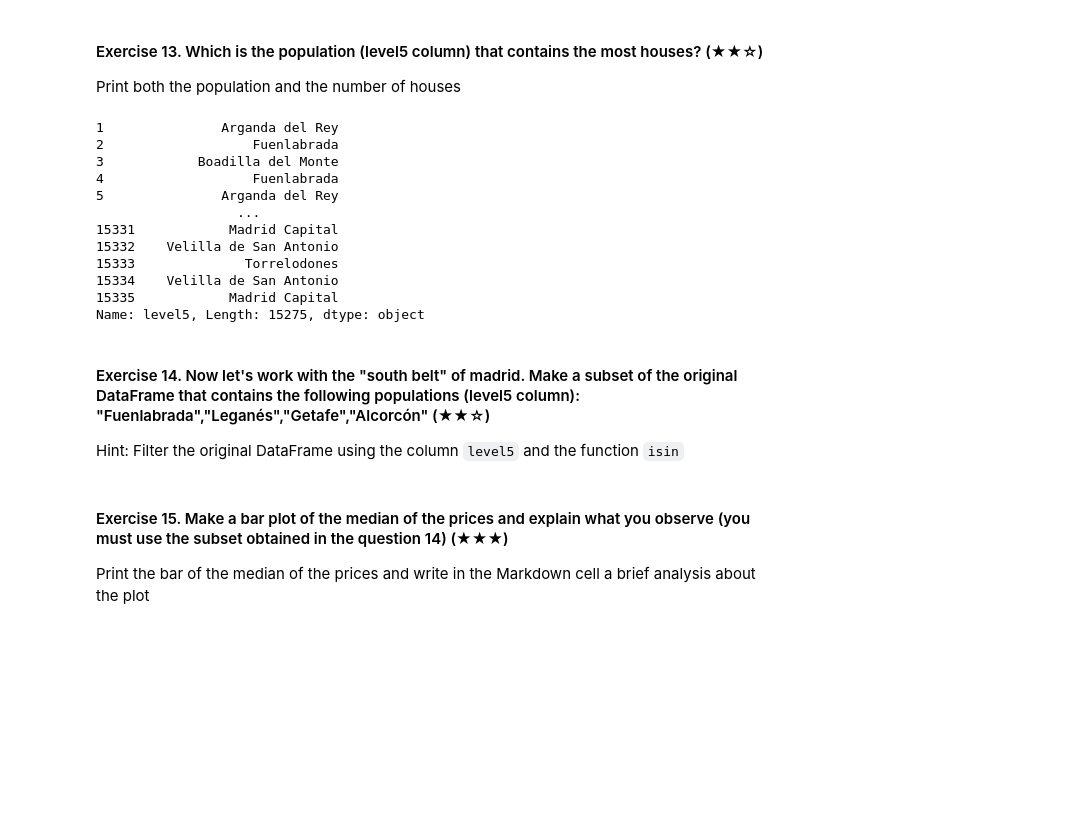
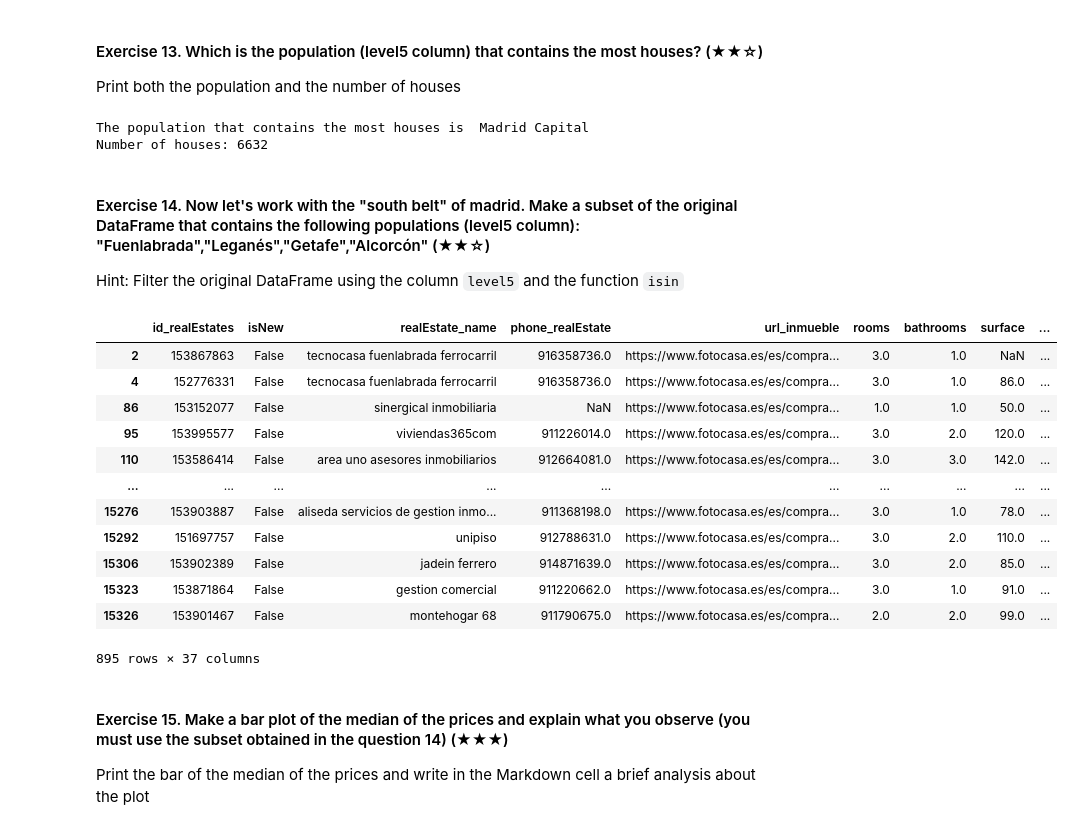
Before and after one commit to allankruger/realestate-datacleanup-exercise, a Jupyter notebook: project.ipynb, the cells around one changed output. Saved outputs shown, nothing was run; the diff lists cells and outputs as text; code cells hidden in the pictures; blank space fills up the shorter version.

```diff
--- a/project.ipynb
+++ b/project.ipynb
@@ -234,27 +230,35 @@ There are a total of 1817 agencies in the dataset.
 
 Print both the population and the number of houses
 # %%
-print(ds.groupby(level=0)['level5'].sum())
-#incomplete
+mode = ds['level5'].mode().iloc[0]
+mode_sum = (ds['level5'] == mode).sum()
+
+print(f"The population that contains the most houses is {mode}")
+print(f"Number of houses: {mode_sum}")
 # %% [output]
-1               Arganda del Rey
-2                   Fuenlabrada
-3            Boadilla del Monte
-4                   Fuenlabrada
-5               Arganda del Rey
-                  ...
-15331            Madrid Capital
-15332    Velilla de San Antonio
-15333              Torrelodones
-15334    Velilla de San Antonio
-15335            Madrid Capital
-Name: level5, Length: 15275, dtype: object
+The population that contains the most houses is  Madrid Capital
+Number of houses: 6632
 # %% [markdown]
 #### Exercise 14. Now let's work with the "south belt" of madrid. Make a subset of the original DataFrame that contains the following populations (level5 column): "Fuenlabrada","Leganés","Getafe","Alcorcón" (★★☆)
 
 Hint: Filter the original DataFrame using the column `level5` and the function `isin`
 # %%
-# TODO
+subset = ds[ds['level5'].isin(["Fuenlabrada","Leganés","Getafe","Alcorcón"])]
+subset
+# %% [output]
+|  | id_realEstates | isNew | realEstate_name | phone_realEstate | url_inmueble | rooms | bathrooms | surface | ... |
+| 2 | 153867863 | False | tecnocasa fuenlabrada ferrocarril | 916358736.0 | https://www.fotocasa.es/es/compra... | 3.0 | 1.0 | NaN | ... |
+| 4 | 152776331 | False | tecnocasa fuenlabrada ferrocarril | 916358736.0 | https://www.fotocasa.es/es/compra... | 3.0 | 1.0 | 86.0 | ... |
+| 86 | 153152077 | False | sinergical inmobiliaria | NaN | https://www.fotocasa.es/es/compra... | 1.0 | 1.0 | 50.0 | ... |
+| 95 | 153995577 | False | viviendas365com | 911226014.0 | https://www.fotocasa.es/es/compra... | 3.0 | 2.0 | 120.0 | ... |
+| 110 | 153586414 | False | area uno asesores inmobiliarios | 912664081.0 | https://www.fotocasa.es/es/compra... | 3.0 | 3.0 | 142.0 | ... |
+| ... | ... | ... | ... | ... | ... | ... | ... | ... | ... |
+| 15276 | 153903887 | False | aliseda servicios de gestion inmo... | 911368198.0 | https://www.fotocasa.es/es/compra... | 3.0 | 1.0 | 78.0 | ... |
+| 15292 | 151697757 | False | unipiso | 912788631.0 | https://www.fotocasa.es/es/compra... | 3.0 | 2.0 | 110.0 | ... |
+| 15306 | 153902389 | False | jadein ferrero | 914871639.0 | https://www.fotocasa.es/es/compra... | 3.0 | 2.0 | 85.0 | ... |
+| 15323 | 153871864 | False | gestion comercial | 911220662.0 | https://www.fotocasa.es/es/compra... | 3.0 | 1.0 | 91.0 | ... |
+| 15326 | 153901467 | False | montehogar 68 | 911790675.0 | https://www.fotocasa.es/es/compra... | 2.0 | 2.0 | 99.0 | ... |
+895 rows × 37 columns
 # %% [markdown]
 #### Exercise 15. Make a bar plot of the median of the prices and explain what you observe (you must use the subset obtained in the question 14) (★★★)
 
```
Also changed, not shown: parts of 8 cells of this notebook.
